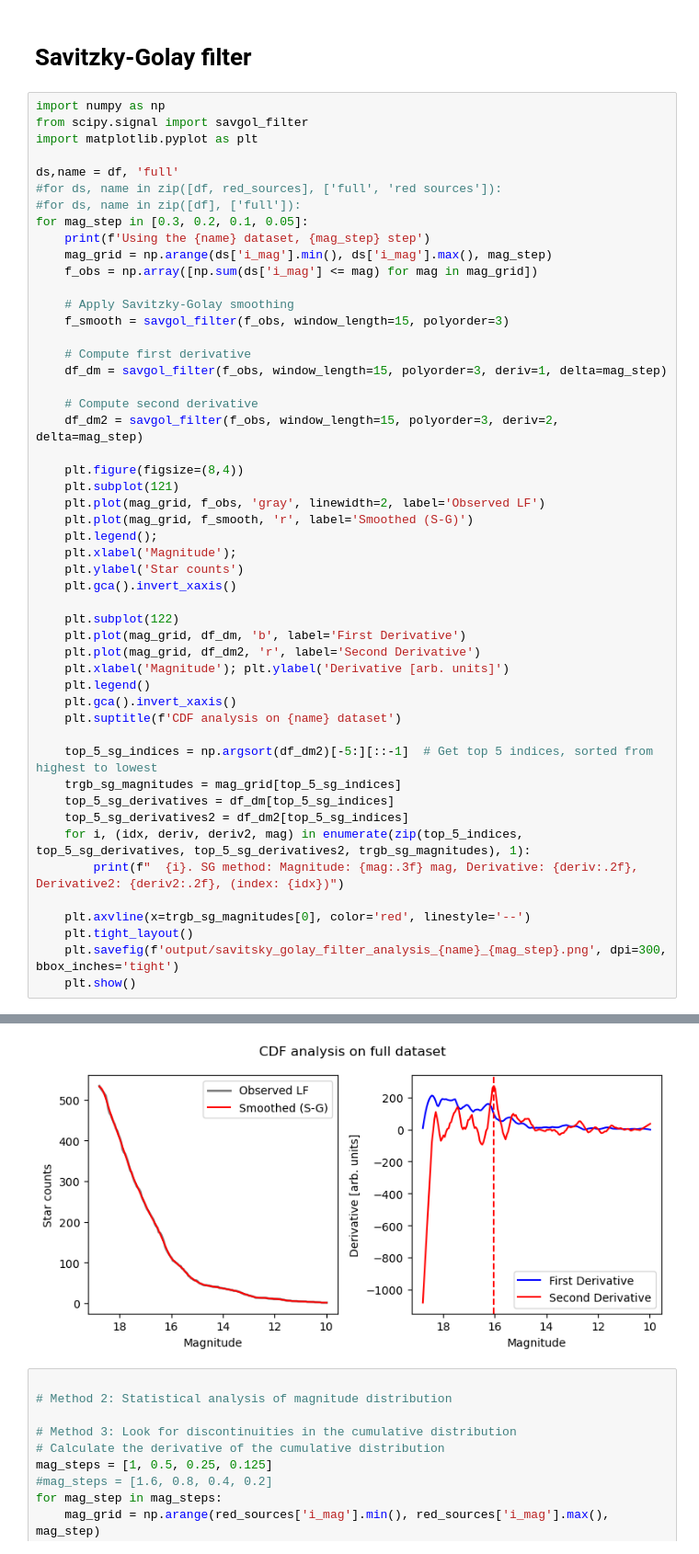
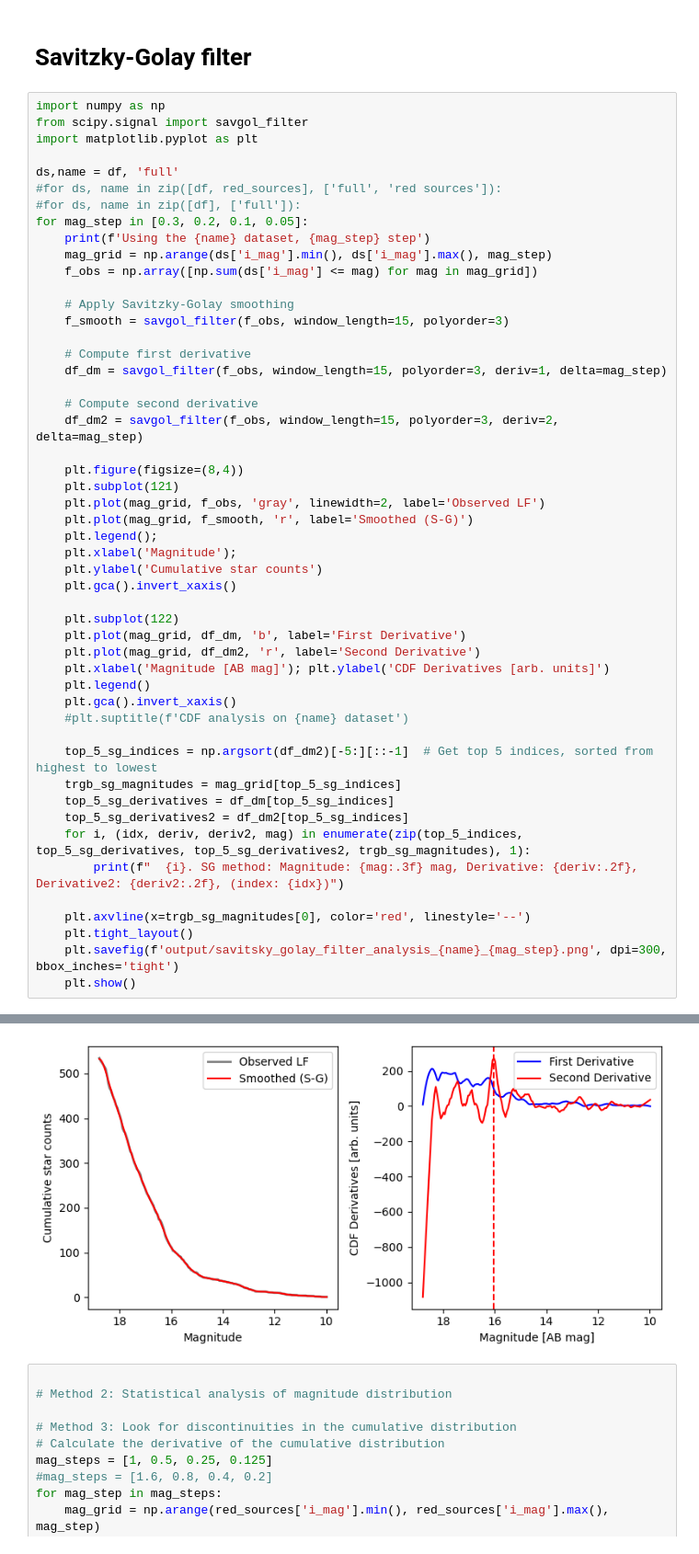
Before and after one commit to skp80286/trgb, a Jupyter notebook: exploration.ipynb, the cells around one changed output, grey strips where cells are left out. Shown at 92% size. Drawn from its saved outputs; the diff is of its cells as text.

```diff
--- a/exploration.ipynb
+++ b/exploration.ipynb
@@ -769,16 +769,16 @@ for mag_step in [0.3, 0.2, 0.1, 0.05]:
     plt.plot(mag_grid, f_smooth, 'r', label='Smoothed (S-G)')
     plt.legend();
     plt.xlabel('Magnitude');
-    plt.ylabel('Star counts')
+    plt.ylabel('Cumulative star counts')
     plt.gca().invert_xaxis()
 
     plt.subplot(122)
     plt.plot(mag_grid, df_dm, 'b', label='First Derivative')
     plt.plot(mag_grid, df_dm2, 'r', label='Second Derivative')
-    plt.xlabel('Magnitude'); plt.ylabel('Derivative [arb. units]')
+    plt.xlabel('Magnitude [AB mag]'); plt.ylabel('CDF Derivatives [arb. units]')
     plt.legend()
     plt.gca().invert_xaxis()
-    plt.suptitle(f'CDF analysis on {name} dataset')
+    #plt.suptitle(f'CDF analysis on {name} dataset')
 
     top_5_sg_indices = np.argsort(df_dm2)[-5:][::-1]  # Get top 5 indices, sorted from highest to lowest
     trgb_sg_magnitudes = mag_grid[top_5_sg_indices]
@@ -816,10 +816,10 @@ Using the full dataset, 0.1 step
 Using the full dataset, 0.05 step
   1. SG method: Magnitude: 16.036 mag, Derivative: 95.18, Derivative2: 271.62, (index: 53)
   2. SG method: Magnitude: 16.086 mag, Derivative: 117.80, Derivative2: 259.99, (index: 54)
   3. SG method: Magnitude: 15.986 mag, Derivative: 79.54, Derivative2: 252.88, (index: 55)
   4. SG method: Magnitude: 16.136 mag, Derivative: 142.44, Derivative2: 190.82, (index: 52)
   5. SG method: Magnitude: 15.936 mag, Derivative: 66.01, Derivative2: 188.30, (index: 51)
-[figure, old version]
+[figure, new version]
 # %%
 
 # Method 2: Statistical analysis of magnitude distribution
```
Also changed, not shown: parts of 2 cells of this notebook.
